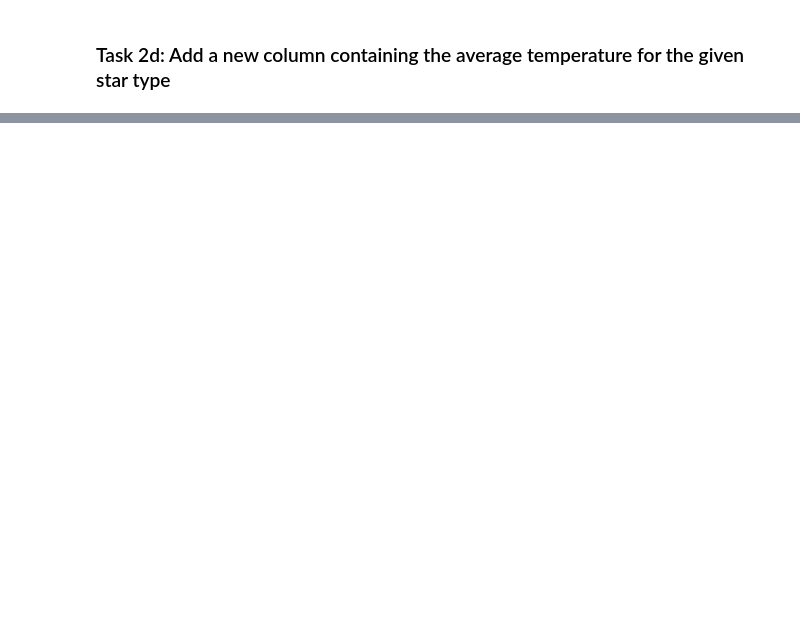
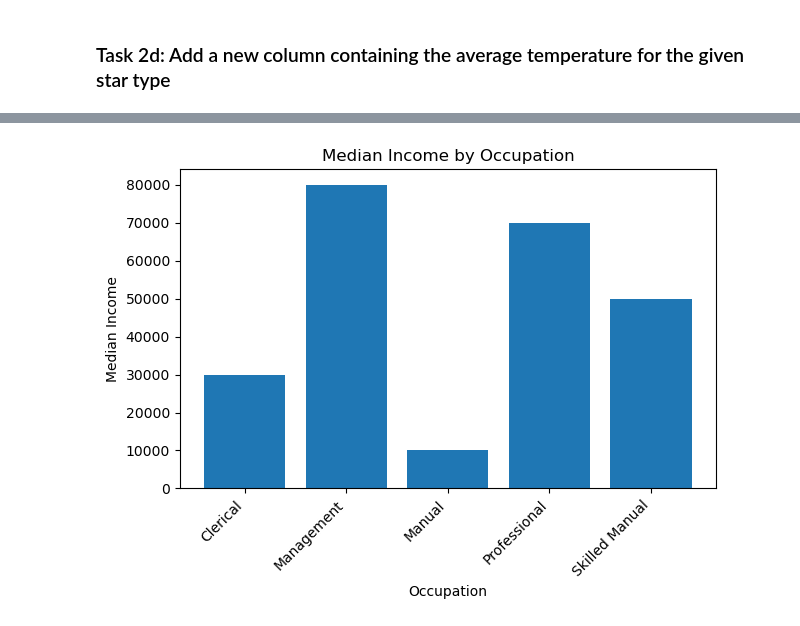
Before and after one commit to Oksuzova/ad_python, a Jupyter notebook: lab1.ipynb, the cells around one changed output, grey strips where cells are left out. Cells and saved outputs as stored; diff of their text form; code cells hidden in the pictures; blank space fills up the shorter version.

```diff
--- a/lab1.ipynb
+++ b/lab1.ipynb
@@ -380,0 +409,12 @@ df.head(15)
+# %%
+# 1b
+income_median = df.groupby('Occupation')['Income'].median()
+plt.figure()
+plt.bar(income_median.index, income_median.values)
+plt.xlabel('Occupation')
+plt.ylabel('Median Income')
+plt.title('Median Income by Occupation')
+plt.xticks(rotation=45, ha='right')
+plt.tight_layout()
+# %% [output]
+[figure, added]
```
Also changed, not shown: parts of 19 cells of this notebook, 1 other file.
